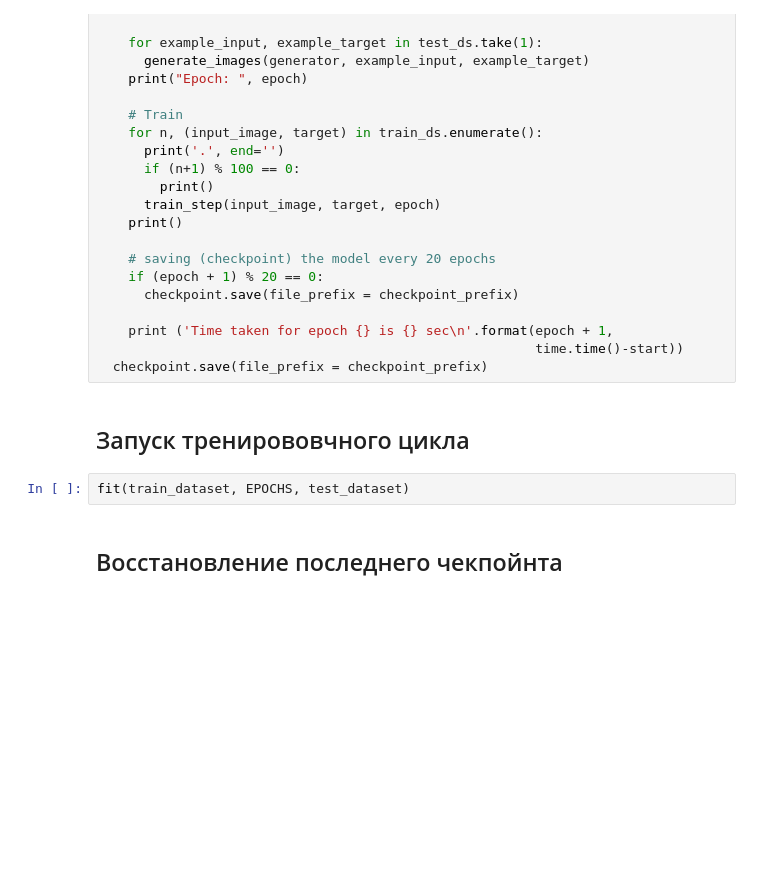
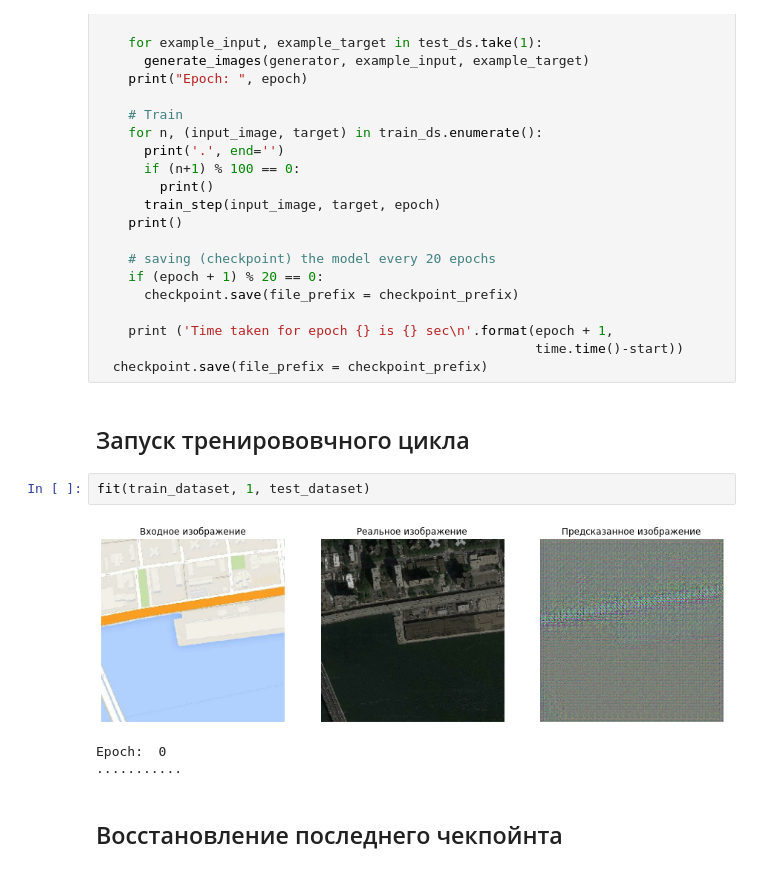
Before and after one commit to aechernenko/gbu_ai, a Jupyter notebook: neural_network/8/project_chernenko.ipynb, the cells around one changed output. Cells and saved outputs as stored; diff of their text form; blank space fills up the shorter version.

```diff
--- a/neural_network/8/project_chernenko.ipynb
+++ b/neural_network/8/project_chernenko.ipynb
@@ -473,7 +485,11 @@ def fit(train_ds, epochs, test_ds):
 # %% [markdown]
 ## Запуск тренирововчного цикла
 # %%
-fit(train_dataset, EPOCHS, test_dataset)
+fit(train_dataset, 1, test_dataset)
+# %% [output]
+[figure, added]
+Epoch:  0
+...........
 # %% [markdown]
 ## Восстановление последнего чекпойнта
 # %%
```
Also changed, not shown: parts of 5 cells of this notebook.
